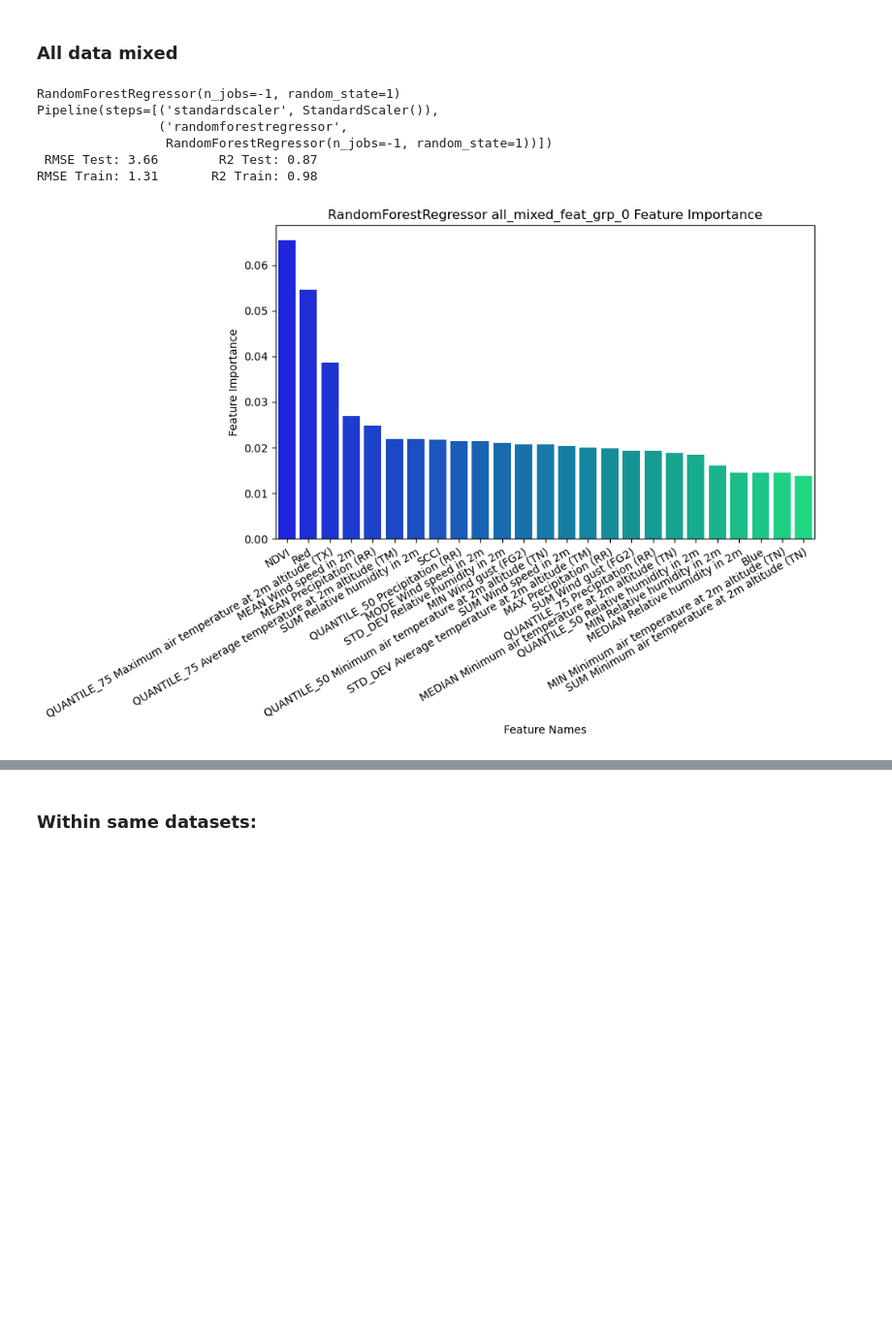
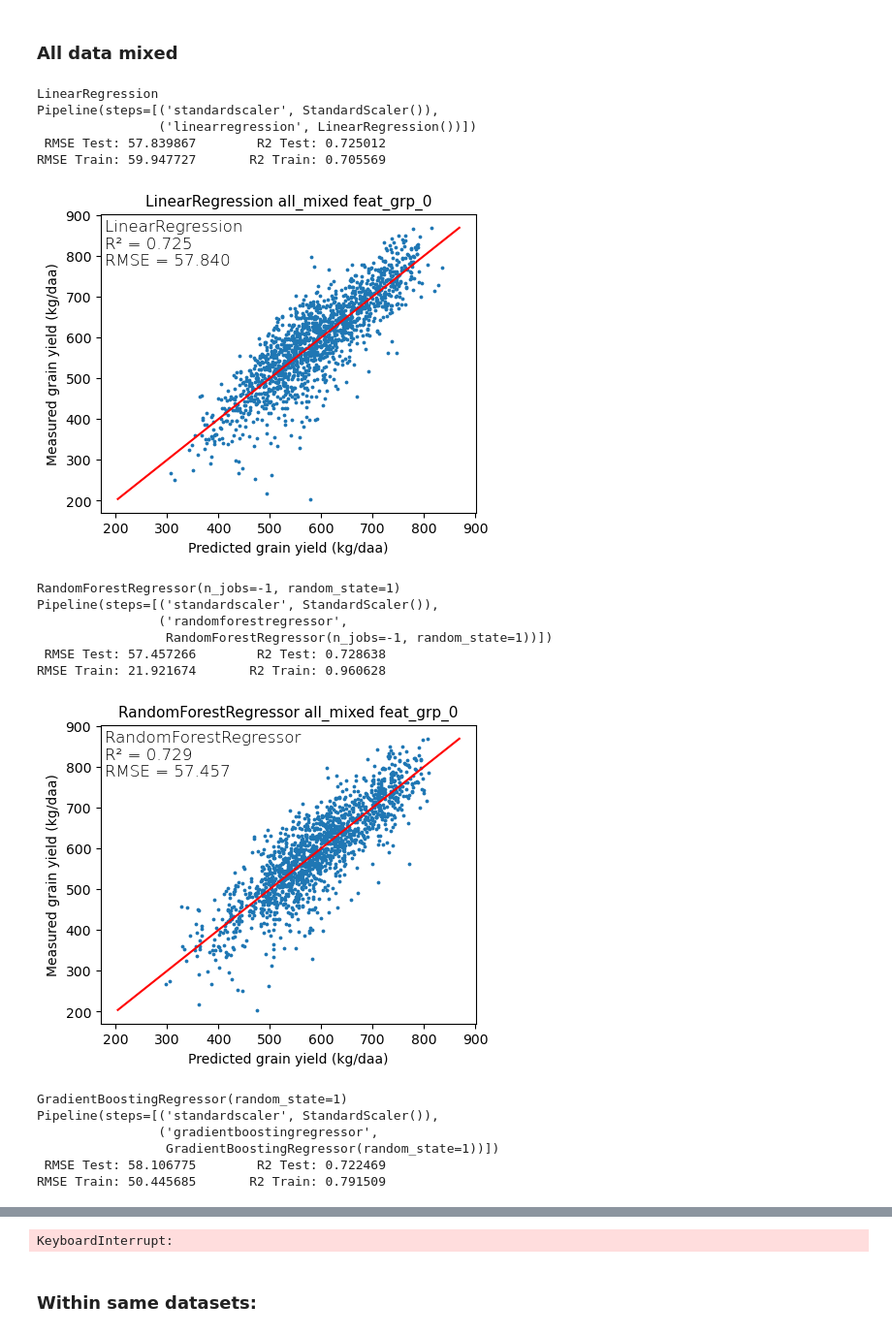
Before and after one commit to fahadijaz/spring_wheat_yield_prediction, a Jupyter notebook: 4,1. Model Training DY,DM.ipynb, the cells around one changed output, grey strips where cells are left out. Shown at 97% size. Cells and saved outputs as stored; diff of their text form; code cells hidden in the pictures; blank space fills up the shorter version.

Commit message:
1st Results generated for writing

```diff
--- a/4,1. Model Training DY,DM.ipynb
+++ b/4,1. Model Training DY,DM.ipynb
@@ -59,11 +59,11 @@ username, user_path
 main_path = r'./Data/'
 path = r'./Data/3. merged data/'
 if target_features[0] == 'GrainYield':
-    export_path = './Data/4. results/'
-    export_path_comparability = './Data/4. results/comparability/'
+    export_path = './Data/4. results_GY/'
+    export_path_comparability = './Data/4. results_GY/comparability/'
 elif target_features[0] == 'Days2Maturity':
     export_path = './Data/4. results_dm/'
-    export_path_comparability = './Data/4. results_dm/comparability/'
+    export_path_comparability = './Data/4. results_DM/comparability/'
 
 # Create export_path folder if not exists already
 os.makedirs(path, exist_ok=True)
@@ -336,6 +373,8 @@ save_results_now = True
 agg_method = 'Simpsons'
 # agg_method = 'Trapezoid'
 # %%
+feature_counter = 0
+
 # training_features = base_indices + spectral_indices_all + environment_var
 training_features = base_indices + spectral_indices_all + weather_features
 # training_features =  base_indices + spectral_indices + weather_features
@@ -350,6 +389,15 @@ if agg_method == 'Simpsons':
     all_df_now = all_df_simps.copy()
 elif agg_method == 'Trapezoid':
     all_df_now = all_df_trapz.copy()
+
+
+# Checking which data to use
+if agg_method == 'Simpsons':
+    all_df_now = all_df_simps.copy()
+    export_path_plots = export_path+'/Simps/'
+elif agg_method == 'Trapezoid':
+    all_df_now = all_df_trapz.copy()
+    export_path_plots = export_path+'/Trapz/'
 # %% [markdown]
 ## Fine Tuning the models using all data
 # %% [markdown]
@@ -598,46 +680,66 @@ gkf = list(GroupKFold(n_splits=6).split(X, y, groups))
 # gkf = list(StratifiedGroupKFold(n_splits=6, shuffle=True, random_state=1).split(X, y, groups))
 
 #     Getting scores using cross_val_score
 for model in models:
-#     X_train, X_test, y_train, y_test = train_test_split(
-#         X, y, test_size=0.33, random_state=1)
+    save_suffix='all_mixed'
+    train_field='all_mix'
+    test_field='all_mix'
+    scatter_title = save_suffix
 
-#     importances, RMSE_test_temp, RMSE_train_temp, R2_test_temp, R2_train_temp, GKF_CV_temp = training_regr(
-#         model, X_train, y_train, X_test, y_test)
+    X_train, X_test, y_train, y_test = train_test_split(
+        X, y, test_size=0.33, random_state=1)
 
-    importances, RMSE_test_temp, RMSE_train_temp, R2_test_temp, R2_train_temp, GKF_CV_temp = training_gkf_std(
-        model, X, y, gkf)
+    scatter_params = [scatter_plot, scatter_title, scatter_save, export_path_plots, feature_counter,
+                      scatter_marker_size, scatter_fig_size]
+    importances, RMSE_test_temp, RMSE_train_temp, R2_test_temp, R2_train_temp, GKF_CV_temp, y_pred = training_regr(
+        model, X_train, y_train, X_test, y_test, scatter_params)
+
+
+#     importances, RMSE_test_temp, RMSE_train_temp, R2_test_temp, R2_train_temp, GKF_CV_temp = training_gkf_std(
+#         model, X, y, gkf)
     if importances is not None:
         plot_feat_imp(feature_importance=importances,
                       model=model,
                       train_feat=training_features,
                       threshold=threshold_all,
                       sort_feat=sort_feature_imp,
                       show_plot=show_feat_imp_plot,
                       save_plot=save_feat_imp_plot,
-                      export_path=export_path,
-                      save_suffix='all_mixed')
+                      export_path=export_path_plots,
+                      save_suffix=save_suffix)
     if save_results_now:
         save_results(model=model,
                      agg_method=agg_method,
-                     train_field='all_mix',
-                     test_field='all_mix',
+                     train_field=train_field,
+                     test_field=test_field,
                      features_all=[training_features,
                                    base_indices,
                                    spectral_indices_all,
                                    spectral_indices,
                                    weather_features, export_path],
                      importances=importances,
                      RMSE_test=RMSE_test_temp,
                      RMSE_train=RMSE_train_temp,
                      R2_test=R2_test_temp,
                      R2_train=R2_train_temp,
                      GKF_CV=GKF_CV_temp)
 # %% [output]
-RandomForestRegressor(n_jobs=-1, random_state=1)
+LinearRegression
 Pipeline(steps=[('standardscaler', StandardScaler()),
-                ('randomforestregressor',
-                 RandomForestRegressor(n_jobs=-1, random_state=1))])
- RMSE Test: 3.66        R2 Test: 0.87
-RMSE Train: 1.31       R2 Train: 0.98
+                ('linearregression', LinearRegression())])
+ RMSE Test: 57.839867        R2 Test: 0.725012
+RMSE Train: 59.947727       R2 Train: 0.705569
-[figure, old version]
+[figure, new version]
+RandomForestRegressor(n_jobs=-1, random_state=1)
+Pipeline(steps=[('standardscaler', StandardScaler()),
+                ('randomforestregressor',
+                 RandomForestRegressor(n_jobs=-1, random_state=1))])
+ RMSE Test: 57.457266        R2 Test: 0.728638
+RMSE Train: 21.921674       R2 Train: 0.960628
+[figure, added]
+GradientBoostingRegressor(random_state=1)
+Pipeline(steps=[('standardscaler', StandardScaler()),
+                ('gradientboostingregressor',
+                 GradientBoostingRegressor(random_state=1))])
+ RMSE Test: 58.106775        R2 Test: 0.722469
+RMSE Train: 50.445685       R2 Train: 0.791509
@@ -644,3 +747,4 @@ RMSE Train: 1.31       R2 Train: 0.98
+KeyboardInterrupt:
 # %% [markdown]
 ### Within same datasets:
 # %%
```
Also changed, not shown: parts of 22 cells of this notebook, 16 other files.
